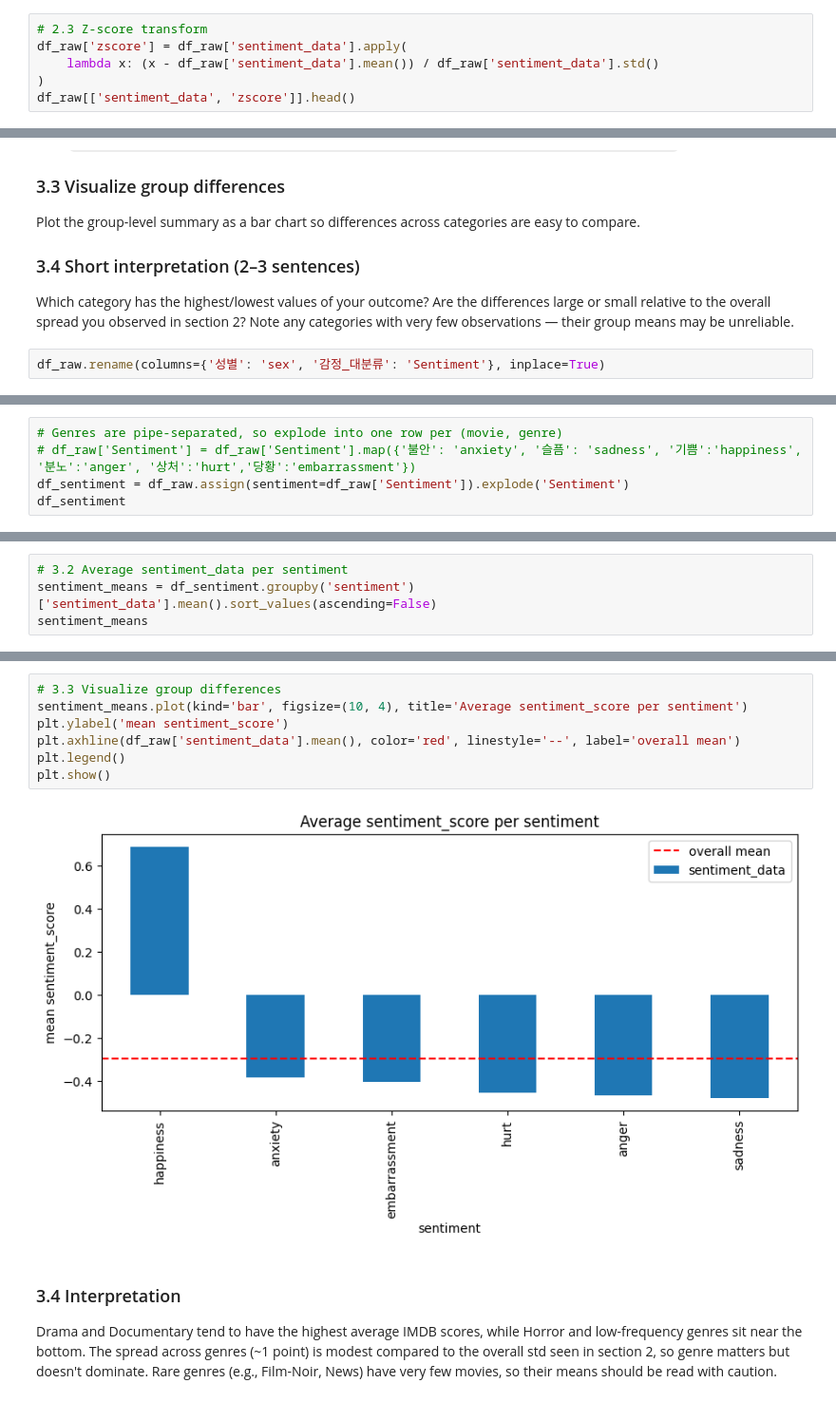
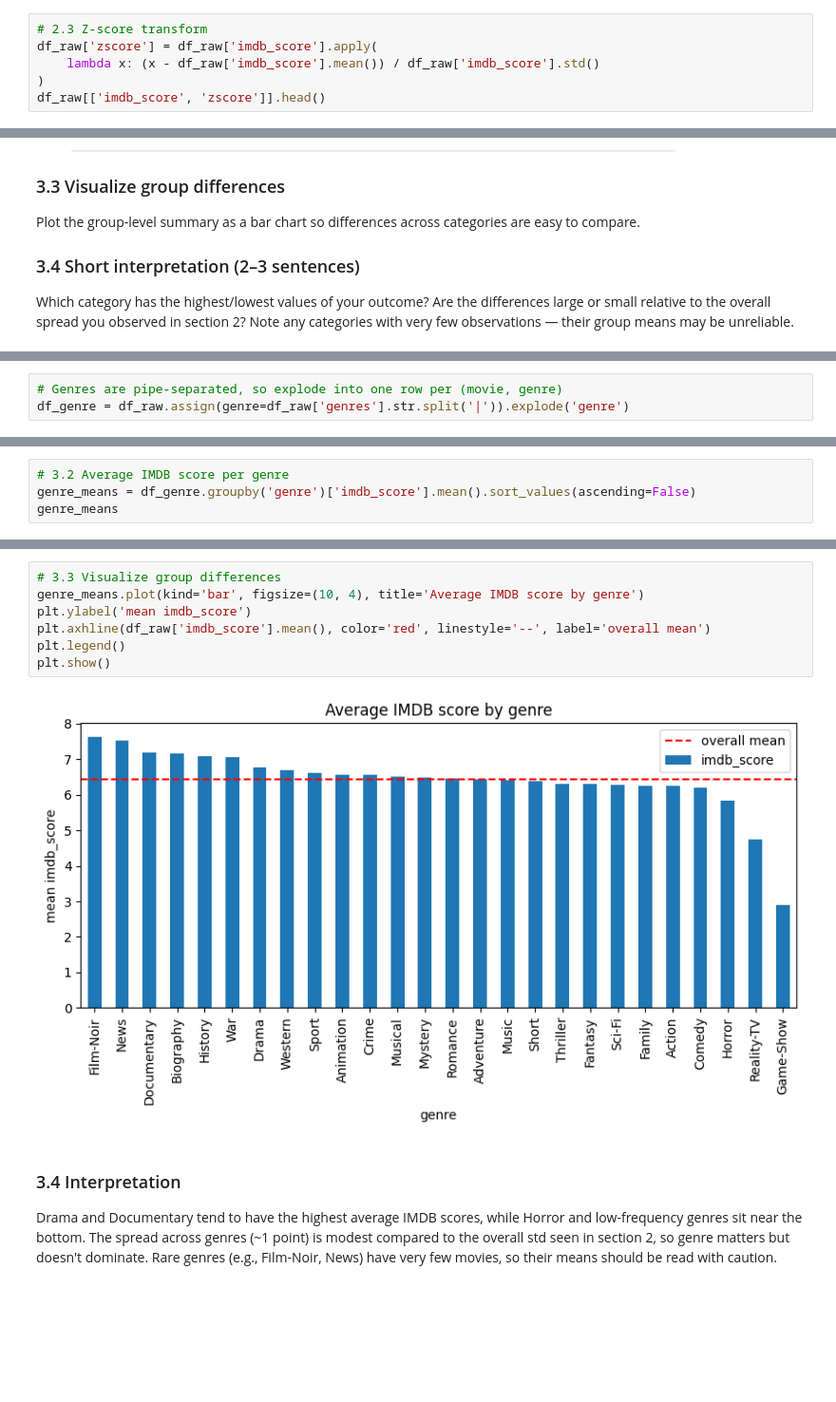
Before and after one commit to 202503660-ai/NLP_for_SocialScience, a Jupyter notebook: asgmt1_explore_your_dataset.ipynb, the cells around one changed output, grey strips where cells are left out. Shown at 95% size. Saved outputs shown, nothing was run; the diff lists cells and outputs as text; blank space fills up the shorter version.

```diff
--- a/asgmt1_explore_your_dataset.ipynb
+++ b/asgmt1_explore_your_dataset.ipynb
@@ -364,7 +175,7 @@ plt.show()
 # %%
 # 2.3 Z-score transform
-df_raw['zscore'] = df_raw['sentiment_data'].apply(
-    lambda x: (x - df_raw['sentiment_data'].mean()) / df_raw['sentiment_data'].std()
+df_raw['zscore'] = df_raw['imdb_score'].apply(
+    lambda x: (x - df_raw['imdb_score'].mean()) / df_raw['imdb_score'].std()
 )
-df_raw[['sentiment_data', 'zscore']].head()
+df_raw[['imdb_score', 'zscore']].head()
 # %% [output]
@@ -403,5 +214,3 @@ Plot the group-level summary as a bar chart so differences across categories are
 
 ### 3.4 Short interpretation (2–3 sentences)
 Which category has the highest/lowest values of your outcome? Are the differences large or small relative to the overall spread you observed in section 2? Note any categories with very few observations — their group means may be unreliable.
-# %%
-df_raw.rename(columns={'성별': 'sex', '감정_대분류': 'Sentiment'}, inplace=True)
@@ -412,5 +217,3 @@ array(['불안', '슬픔', '당황', '기쁨', '분노', '상처'], dtype=object
 # %%
 # Genres are pipe-separated, so explode into one row per (movie, genre)
-# df_raw['Sentiment'] = df_raw['Sentiment'].map({'불안': 'anxiety', '슬픔': 'sadness', '기쁨':'happiness', '분노':'anger', '상처':'hurt','당황':'embarrassment'})
-df_sentiment = df_raw.assign(sentiment=df_raw['Sentiment']).explode('Sentiment')
-df_sentiment
+df_genre = df_raw.assign(genre=df_raw['genres'].str.split('|')).explode('genre')
@@ -444,5 +233,5 @@ Least frequent: happiness (7339)
 # %%
-# 3.2 Average sentiment_data per sentiment
-sentiment_means = df_sentiment.groupby('sentiment')['sentiment_data'].mean().sort_values(ascending=False)
-sentiment_means
+# 3.2 Average IMDB score per genre
+genre_means = df_genre.groupby('genre')['imdb_score'].mean().sort_values(ascending=False)
+genre_means
 # %% [output]
@@ -457,13 +256,13 @@ sentiment_means
 dtype: float64
 # %%
 # 3.3 Visualize group differences
-sentiment_means.plot(kind='bar', figsize=(10, 4), title='Average sentiment_score per sentiment')
-plt.ylabel('mean sentiment_score')
-plt.axhline(df_raw['sentiment_data'].mean(), color='red', linestyle='--', label='overall mean')
+genre_means.plot(kind='bar', figsize=(10, 4), title='Average IMDB score by genre')
+plt.ylabel('mean imdb_score')
+plt.axhline(df_raw['imdb_score'].mean(), color='red', linestyle='--', label='overall mean')
 plt.legend()
 plt.show()
 # %% [output]
-[figure, old version]
+[figure, new version]
 # %% [markdown]
 ### 3.4 Interpretation
 
```
Also changed, not shown: parts of 21 cells of this notebook.
